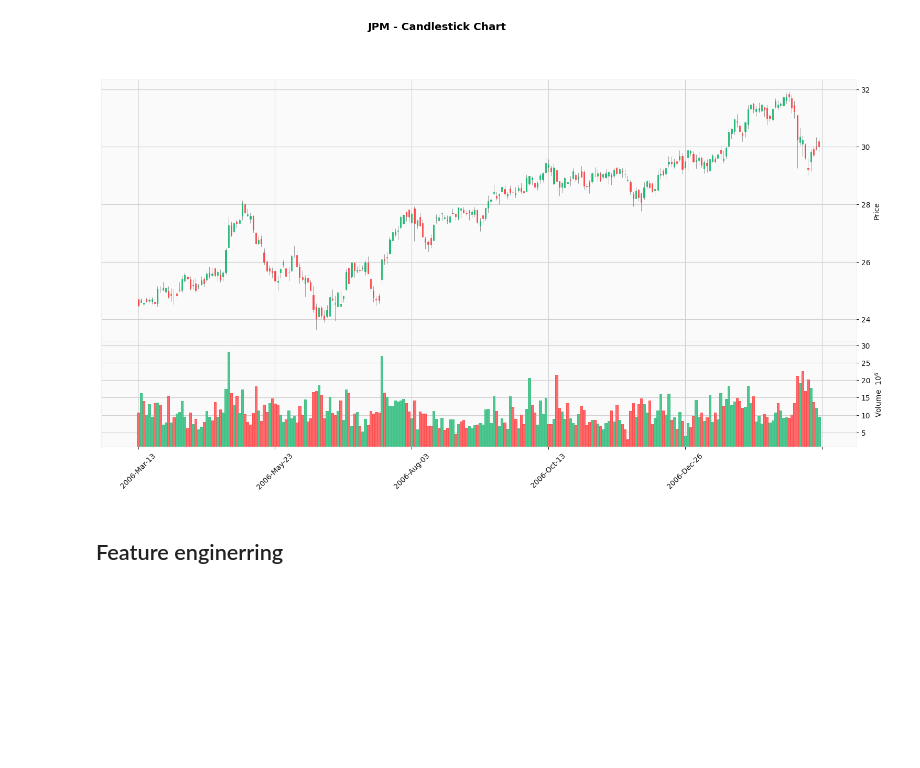
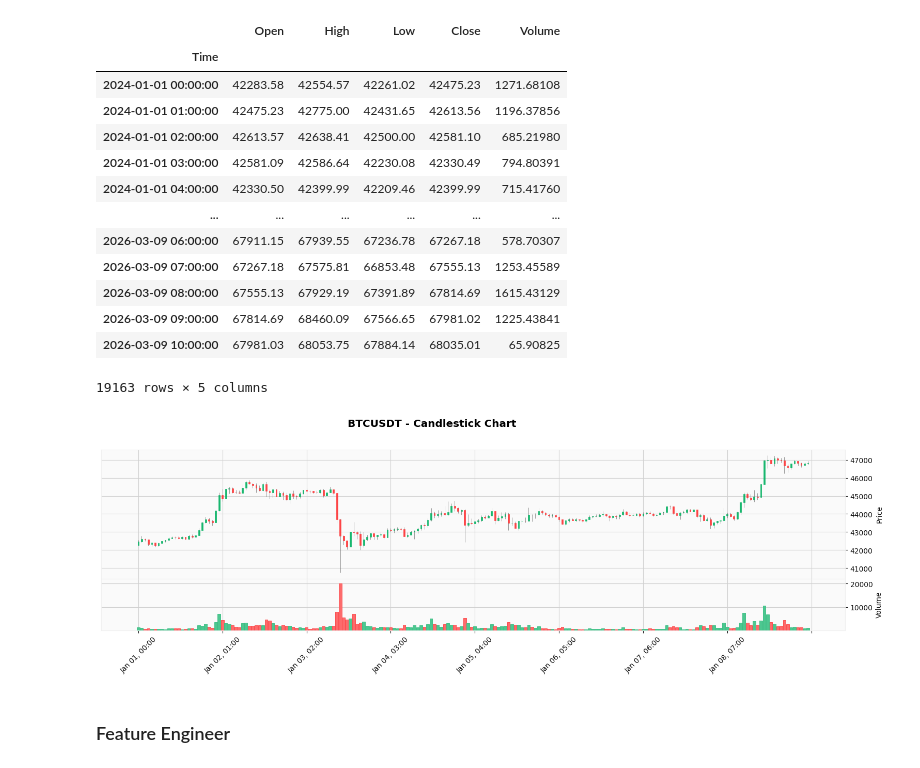
Before and after one commit to Henix212/Quant-Strat, a Jupyter notebook: Machine_Learning/XGboost.ipynb, the cells around one changed output. Saved outputs shown, nothing was run; the diff lists cells and outputs as text; code cells hidden in the pictures; blank space fills up the shorter version.

Commit message:
Total Refactor, use if binance API and BTCUSDT ticker

```diff
--- a/Machine_Learning/XGboost.ipynb
+++ b/Machine_Learning/XGboost.ipynb
@@ -46,16 +23,46 @@ else :
+# %%
+client = Client("", "")
+dict_data = client.get_historical_klines("BTCUSDT", Client.KLINE_INTERVAL_1HOUR, "1 Jan, 2024")
+
+df = pd.DataFrame(dict_data)
+
+df = df.iloc[:, :6]
+
+df.columns = ['Time', 'Open', 'High', 'Low', 'Close', 'Volume']
+
+df['Time'] = pd.to_datetime(df['Time'], unit='ms')
+
+df.set_index('Time', inplace=True)
+
+df = df.apply(pd.to_numeric)
+
+df
+# %% [output]
+|  | Open | High | Low | Close | Volume |
+| Time |  |  |  |  |  |
+| 2024-01-01 00:00:00 | 42283.58 | 42554.57 | 42261.02 | 42475.23 | 1271.68108 |
+| 2024-01-01 01:00:00 | 42475.23 | 42775.00 | 42431.65 | 42613.56 | 1196.37856 |
+| 2024-01-01 02:00:00 | 42613.57 | 42638.41 | 42500.00 | 42581.10 | 685.21980 |
+| 2024-01-01 03:00:00 | 42581.09 | 42586.64 | 42230.08 | 42330.49 | 794.80391 |
+| 2024-01-01 04:00:00 | 42330.50 | 42399.99 | 42209.46 | 42399.99 | 715.41760 |
+| ... | ... | ... | ... | ... | ... |
+| 2026-03-09 06:00:00 | 67911.15 | 67939.55 | 67236.78 | 67267.18 | 578.70307 |
+| 2026-03-09 07:00:00 | 67267.18 | 67575.81 | 66853.48 | 67555.13 | 1253.45589 |
+| 2026-03-09 08:00:00 | 67555.13 | 67929.19 | 67391.89 | 67814.69 | 1615.43129 |
+| 2026-03-09 09:00:00 | 67814.69 | 68460.09 | 67566.65 | 67981.02 | 1225.43841 |
+| 2026-03-09 10:00:00 | 67981.03 | 68053.75 | 67884.14 | 68035.01 | 65.90825 |
+19163 rows × 5 columns
 # %%
-import mplfinance as mpf
-
 mpf.plot(
-    df.head(250),
+    df.head(200),
     type="candle",
     style="yahoo",
-    figsize=(20, 10),
+    figsize=(20, 5),
     volume=True,
     title=f"{ticker} - Candlestick Chart"
 )
 # %% [output]
-[figure, old version]
+[figure, new version]
 # %% [markdown]
-## Feature enginerring
+### Feature Engineer
 # %%
```
Also changed, not shown: parts of 15 cells of this notebook.
